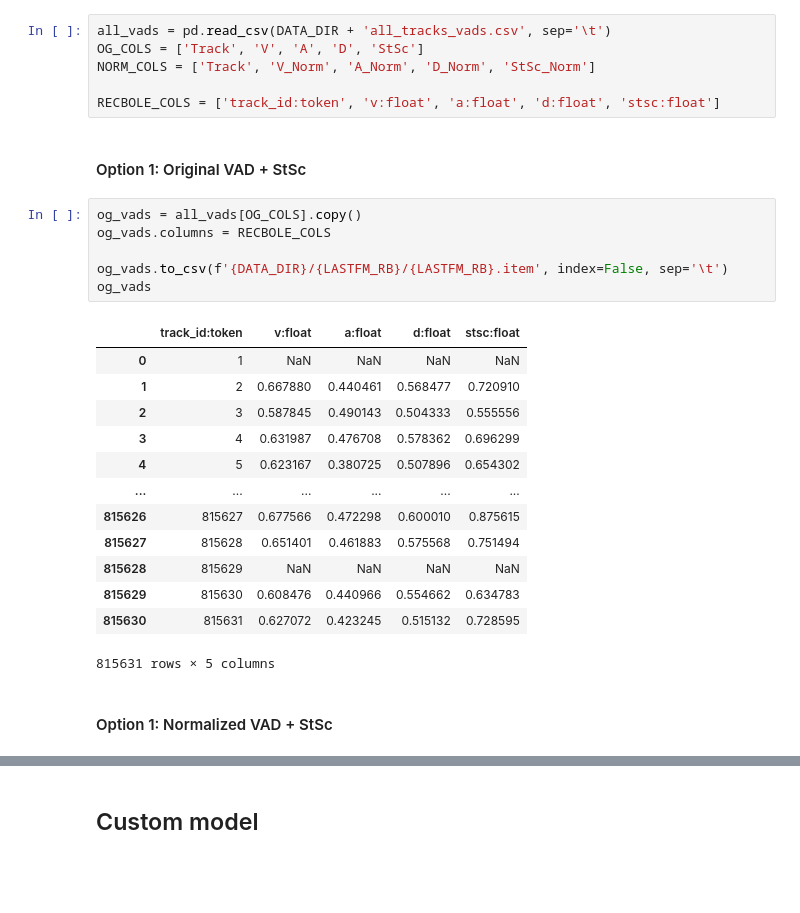
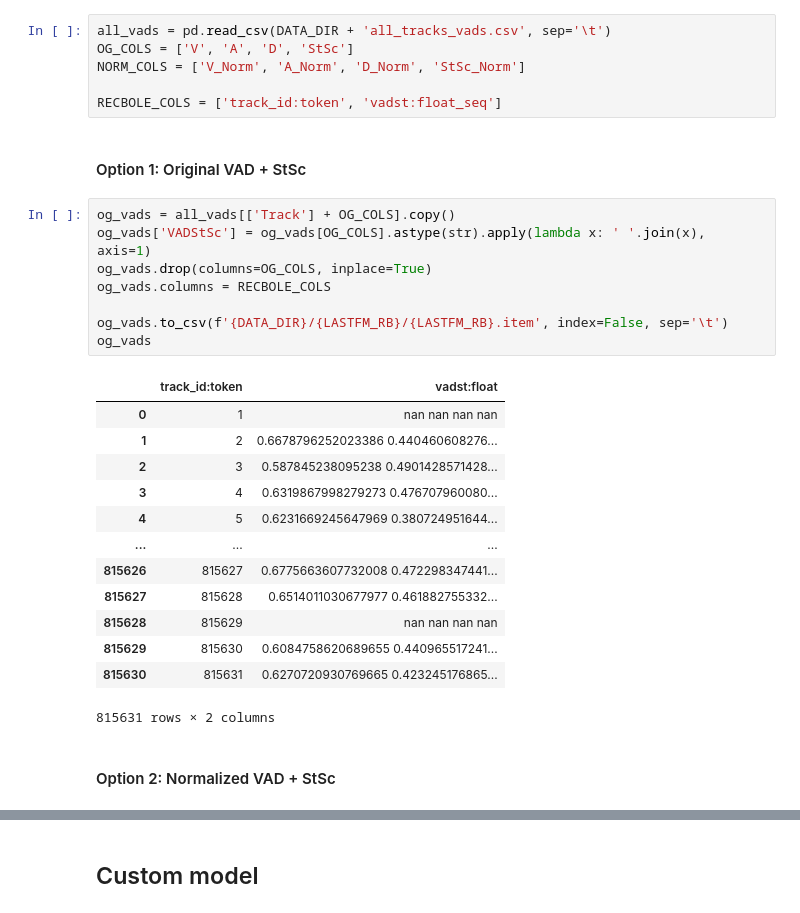
Before and after one commit to Acervans/lastfm_RS, a Jupyter notebook: lastfm_RS/backend/research/recbole_research/recbole_research.ipynb, the cells around one changed output, grey strips where cells are left out. Saved outputs shown, nothing was run; the diff lists cells and outputs as text; blank space fills up the shorter version.

Commit message:
Recbole model testing

```diff
--- a/lastfm_RS/backend/research/recbole_research/recbole_research.ipynb
+++ b/lastfm_RS/backend/research/recbole_research/recbole_research.ipynb
@@ -53,32 +54,34 @@ all_users
 Name: user_id:token, Length: 52780, dtype: int64
 # %%
 all_vads = pd.read_csv(DATA_DIR + 'all_tracks_vads.csv', sep='\t')
-OG_COLS = ['Track', 'V', 'A', 'D', 'StSc']
-NORM_COLS = ['Track', 'V_Norm', 'A_Norm', 'D_Norm', 'StSc_Norm']
+OG_COLS = ['V', 'A', 'D', 'StSc']
+NORM_COLS = ['V_Norm', 'A_Norm', 'D_Norm', 'StSc_Norm']
 
-RECBOLE_COLS = ['track_id:token', 'v:float', 'a:float', 'd:float', 'stsc:float']
+RECBOLE_COLS = ['track_id:token', 'vadst:float_seq']
 # %% [markdown]
 #### Option 1: Original VAD + StSc
 # %%
-og_vads = all_vads[OG_COLS].copy()
+og_vads = all_vads[['Track'] + OG_COLS].copy()
+og_vads['VADStSc'] = og_vads[OG_COLS].astype(str).apply(lambda x: ' '.join(x), axis=1)
+og_vads.drop(columns=OG_COLS, inplace=True)
 og_vads.columns = RECBOLE_COLS
 
 og_vads.to_csv(f'{DATA_DIR}/{LASTFM_RB}/{LASTFM_RB}.item', index=False, sep='\t')
 og_vads
 # %% [output]
-|  | track_id:token | v:float | a:float | d:float | stsc:float |
-| 0 | 1 | NaN | NaN | NaN | NaN |
-| 1 | 2 | 0.667880 | 0.440461 | 0.568477 | 0.720910 |
-| 2 | 3 | 0.587845 | 0.490143 | 0.504333 | 0.555556 |
-| 3 | 4 | 0.631987 | 0.476708 | 0.578362 | 0.696299 |
-| 4 | 5 | 0.623167 | 0.380725 | 0.507896 | 0.654302 |
-| ... | ... | ... | ... | ... | ... |
-| 815626 | 815627 | 0.677566 | 0.472298 | 0.600010 | 0.875615 |
-| 815627 | 815628 | 0.651401 | 0.461883 | 0.575568 | 0.751494 |
-| 815628 | 815629 | NaN | NaN | NaN | NaN |
-| 815629 | 815630 | 0.608476 | 0.440966 | 0.554662 | 0.634783 |
-| 815630 | 815631 | 0.627072 | 0.423245 | 0.515132 | 0.728595 |
+|  | track_id:token | vadst:float |
+| 0 | 1 | nan nan nan nan |
+| 1 | 2 | 0.6678796252023386 0.440460608276... |
+| 2 | 3 | 0.587845238095238 0.4901428571428... |
+| 3 | 4 | 0.6319867998279273 0.476707960080... |
+| 4 | 5 | 0.6231669245647969 0.380724951644... |
+| ... | ... | ... |
+| 815626 | 815627 | 0.6775663607732008 0.472298347441... |
+| 815627 | 815628 | 0.6514011030677977 0.461882755332... |
+| 815628 | 815629 | nan nan nan nan |
+| 815629 | 815630 | 0.6084758620689655 0.440965517241... |
+| 815630 | 815631 | 0.6270720930769665 0.423245176865... |
-815631 rows × 5 columns
+815631 rows × 2 columns
 # %% [markdown]
-#### Option 1: Normalized VAD + StSc
+#### Option 2: Normalized VAD + StSc
 # %%
```
Also changed, not shown: parts of 5 cells of this notebook, 11 other files.
